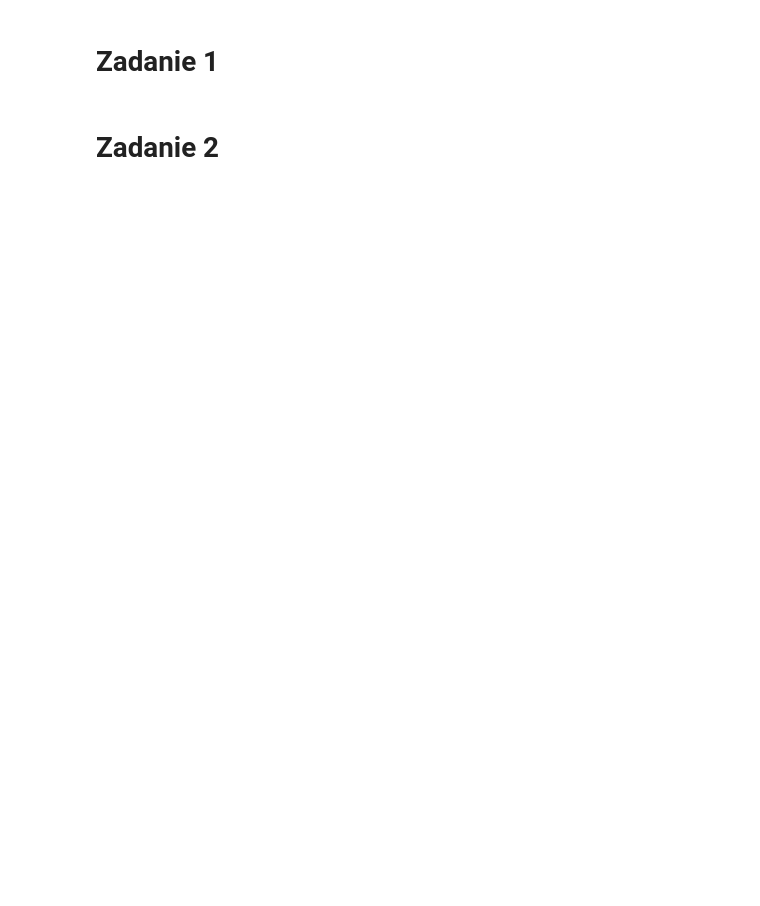
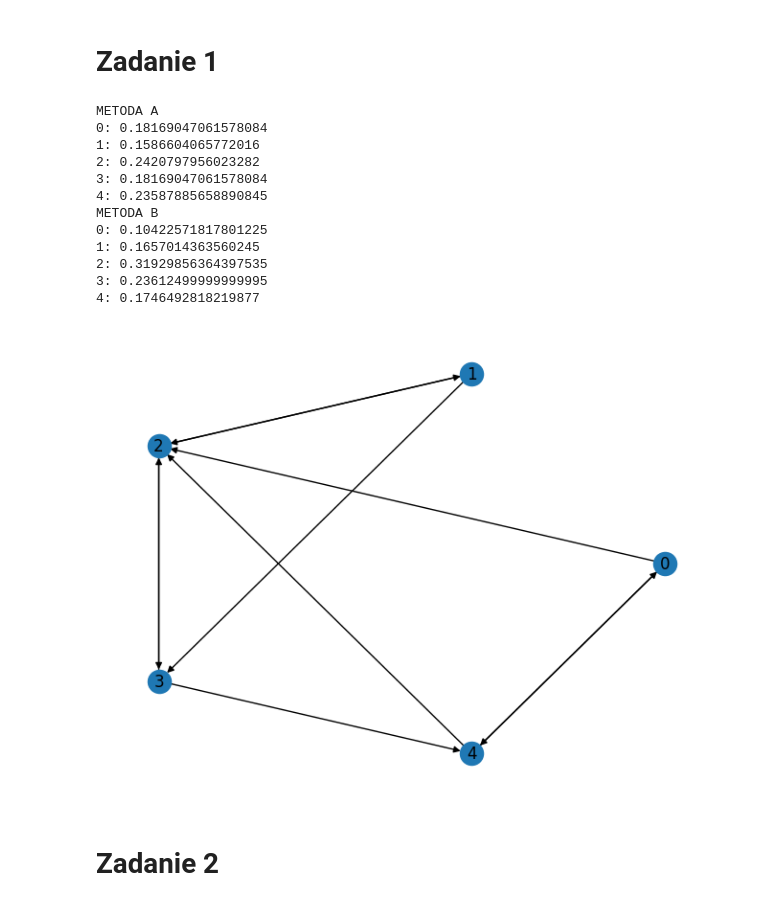
Before and after one commit to albusDalbador/graph_theory_labs, a Jupyter notebook: lab6_test.ipynb, the cells around one changed output. Drawn from its saved outputs; the diff is of its cells as text; code cells hidden in the pictures; blank space fills up the shorter version.

```diff
--- a/lab6_test.ipynb
+++ b/lab6_test.ipynb
@@ -3,5 +4,34 @@ from lab6.komiwojazer import *
 # %% [markdown]
 # Zadanie 1
+# %%
+# G = nx.DiGraph()
+# G.add_edges_from([('A', 'B'), ('A', 'C'), ('A', 'D'), ('B', 'A'), ('B', 'D'), ('C', 'B'), ('D', 'C')])
+
+G = generate_random_suitable_digraph(5)
+
+print('METODA A')
+pagerank_values = pagerank_a(G)
+print_pagerank(G, pagerank_values)
+
+print('METODA B')
+pagerank_values = pagerank_b(G)
+print_pagerank(G, pagerank_values)
+
+nx.draw_circular(G, with_labels=True)
+# %% [output]
+METODA A
+0: 0.18169047061578084
+1: 0.1586604065772016
+2: 0.2420797956023282
+3: 0.18169047061578084
+4: 0.23587885658890845
+METODA B
+0: 0.10422571817801225
+1: 0.1657014363560245
+2: 0.31929856364397535
+3: 0.23612499999999995
+4: 0.1746492818219877
+[figure, added]
 # %% [markdown]
 # Zadanie 2
 # %%
```
Also changed, not shown: parts of 2 cells of this notebook, 1 other file.
